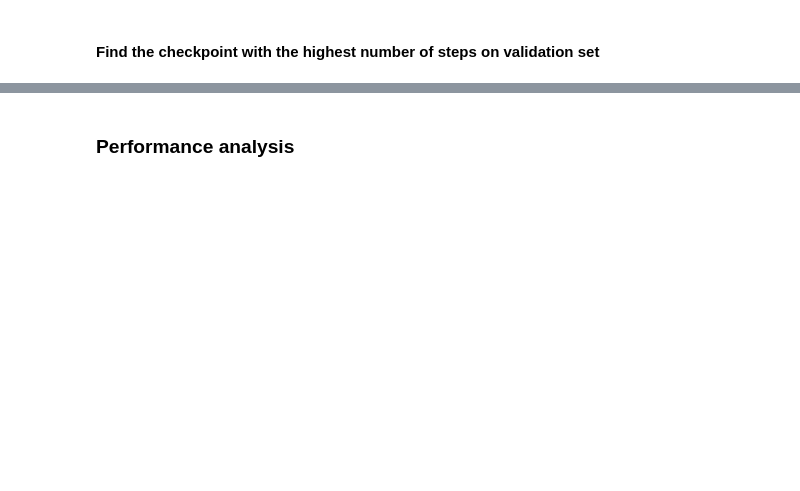
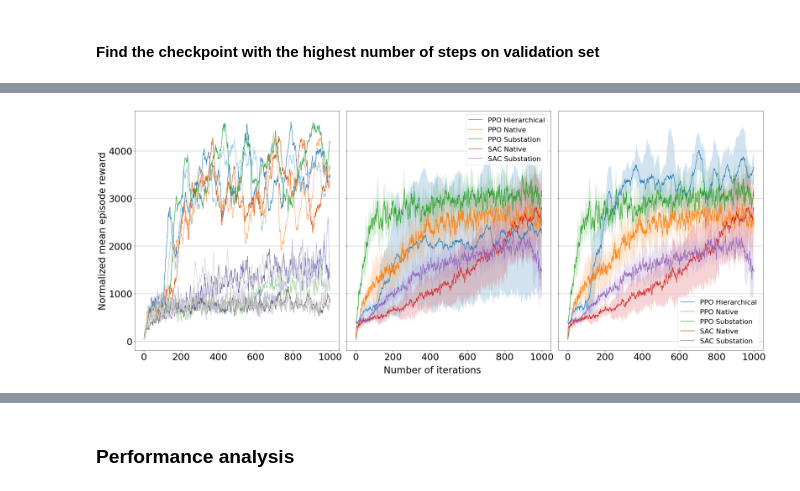
Before and after one commit to bmanczak/runPowerNetworks, a Jupyter notebook: evaluation_suite.ipynb, the cells around one changed output, grey strips where cells are left out. Cells and saved outputs as stored; diff of their text form; code cells hidden in the pictures; blank space fills up the shorter version.

```diff
--- a/evaluation_suite.ipynb
+++ b/evaluation_suite.ipynb
@@ -696,10 +1034,12 @@ def tabulate_events(dpath, use_keys = [ 'ray/tune/episode_reward_mean', 'ray/tun
 
 # Paths with 1000 iterations
 
-paths = ["/Users/blazejmanczak/Desktop/School/Year2/Thesis/runPowerNetworks/log_files/PPO_in_env_outages/PPO_Grid_Gym_8ae06",
+paths = [
+    "/Users/blazejmanczak/Desktop/School/Year2/Thesis/runPowerNetworks/log_files/PPO_in_env_outages/PPO_Grid_Gym_8ae06",
         "/Users/blazejmanczak/Desktop/School/Year2/Thesis/runPowerNetworks/log_files/PPO_mlp_substation_outages/PPO_Grid_Gym_Greedy_29991",
         "/Users/blazejmanczak/Desktop/School/Year2/Thesis/runPowerNetworks/log_files/SAC_in_env_outages/SAC_Grid_Gym_9862f",
-        "/Users/blazejmanczak/Desktop/School/Year2/Thesis/runPowerNetworks/log_files/SAC_greedy_substation_outages/SAC_Grid_Gym_Greedy_38688"
+        "/Users/blazejmanczak/Desktop/School/Year2/Thesis/runPowerNetworks/log_files/SAC_greedy_substation_outages/SAC_Grid_Gym_Greedy_38688",
+         "/Users/blazejmanczak/Desktop/School/Year2/Thesis/runPowerNetworks/log_files/PPO_full_hier_mlp_outages_share_critic/PPO_HierarchicalGridGym_07590_6f11c"
     ]
 # steps_good = tabulate_events(path)
 dft = pd.DataFrame()
@@ -806,3 +1163,94 @@ Model name SAC_Grid_Gym_Greedy_38688_00005_5_seed=33_2022-04-14_13-32-02
 Evaluation command is:
  python evaluation/run_eval.py --agent_type sac --checkpoint_path  /Users/blazejmanczak/Desktop/School/Year2/Thesis/runPowerNetworks/log_files/SAC_greedy_substation_outages/SAC_Grid_Gym_Greedy_38688/S ...
 ----------------------------------------
+# %%
+exclude_runs = [
+       'PPO_HierarchicalGridGym_6f11c_00000_0_num_sgd_iter=5,seed=21_2022-06-13_11-58-54',
+       'PPO_HierarchicalGridGym_6f11c_00005_5_num_sgd_iter=10,seed=32_2022-06-13_12-00-02',
+       'PPO_HierarchicalGridGym_6f11c_00006_6_num_sgd_iter=5,seed=42_2022-06-14_03-46-20',
+       'PPO_HierarchicalGridGym_6f11c_00007_7_num_sgd_iter=5,seed=28_2022-06-14_03-58-11',
+       'PPO_HierarchicalGridGym_6f11c_00008_8_num_sgd_iter=10,seed=23_2022-06-14_05-49-40',
+       'PPO_HierarchicalGridGym_6f11c_00009_9_num_sgd_iter=5,seed=38_2022-06-14_08-39-34']
+
+# mask_for_excluded = df_rewards.index.isin(exclude_runs)
+mask_for_excluded = np.array([True if "6f11c" in elem else False for elem in df_rewards.index ])
+# df_rewards[~mask_for_excluded]
+# %%
+
+# Multiplot setting
+# fig, (ax1, ax2) = plt.subplots(1, 2, figsize=(10,8), tight_layout=True)
+
+fig, axes = plt.subplots(nrows=1, ncols=3, figsize=(30,12), tight_layout=True, sharex=True, sharey=True)
+
+# PLOT 1
+df_rewards.loc[df_rewards["type"].isin(["PPO Hierarchical"])].T.iloc[:-1].plot(legend = False, colormap = "tab20c", ax = axes[0])
+
+# PLOT 2
+
+temp_mean = df_rewards.groupby("type", dropna=False).mean().T
+temp_std = df_rewards.groupby("type", dropna=False).std().T
+
+print(temp_mean.shape, temp_std.shape)
+for col in temp_mean.columns:
+    val = temp_mean[col]
+    val_std = temp_std[col]
+    axes[1].plot(val.index,val)
+
+axes[1].legend(list(temp_mean.columns), prop = {'size':22})
+
+for col in temp_mean.columns:
+    val = temp_mean[col]
+    val_std = temp_std[col]
+    axes[1].fill_between(val_std.index, abs(val_std+val), abs(val_std-val), alpha=0.2)
+
+# PLOT 3
+
+ax = plt.figure(figsize=(10,8), tight_layout=True)
+colors = sns.color_palette('pastel')
+
+# temp_mean = pd.concat([df_rewards, df_rewards.loc[["PPO_HierarchicalGridGym_6f11c_00002_2_num_sgd_iter=10,seed=49_2022-06-13_11-59-21"]]]).groupby("type", dropna=False).mean().T
+# temp_std = pd.concat([df_rewards, df_rewards.loc[["PPO_HierarchicalGridGym_6f11c_00002_2_num_sgd_iter=10,seed=49_2022-06-13_11-59-21"]]]).groupby("type", dropna=False).std().T
+
+temp_mean = df_rewards[~mask_for_excluded].groupby("type", dropna=False).mean().T
+temp_std = df_rewards[~mask_for_excluded].groupby("type", dropna=False).std().T
+
+print(temp_mean.shape, temp_std.shape)
+for col in temp_mean.columns:
+    val = temp_mean[col]
+    val_std = temp_std[col]
+    axes[2].plot(val.index,val)
+    # ax.plot(val_std.index,val_std+val)
+    # plt.fill_between(val_std.index, abs(val_std+val), abs(val_std-val), alpha=0.2)
+
+axes[2].legend(list(temp_mean.columns), prop = {'size':22})
+
+for col in temp_mean.columns:
+    val = temp_mean[col]
+    val_std = temp_std[col]
+    # plt.plot(val.index,val)
+    # ax.plot(val_std.index,val_std+val)
+    axes[2].fill_between(val_std.index, abs(val_std+val), abs(val_std-val), alpha=0.2)
+
+
+# COMMON SETTINGS FOR ALL PLOTS
+
+for ax in axes:
+    ax.grid(axis = "y")
+    ax.tick_params(axis = "x", labelsize=30)
+    ax.tick_params(axis = "y", labelsize=30)
+    # ax.set_xlabel('Number of iterations', size = 20)
+    ax.set_ylabel('Normalized mean episode reward', size = 30)
+
+# Set common x axis
+# fig.text(0.5, -0.04, 'Number of iterations', ha='center', size = 35)
+fig.supxlabel('Number of iterations', size = 30)
+
+# plt.xticks(fontsize=16)
+# plt.yticks(fontsize=16)
+# plt.xlabel('Number of iterations', size = 20)
+# plt.ylabel('Normalized mean episode reward', size = 20)
+# plt.grid(axis = "y")
+# plt.tight_layout()
+
+fig.savefig("/Users/blazejmanczak/Desktop/School/Year2/Thesis/runPowerNetworks/evaluation/figures/dichotomy_hierarchical.jpg", dpi = 200)
+# %% [output]
@@ -808,0 +1259 @@ Evaluation command is:
+[figure, added]
```
Also changed, not shown: parts of 59 cells of this notebook, 4 other files.
